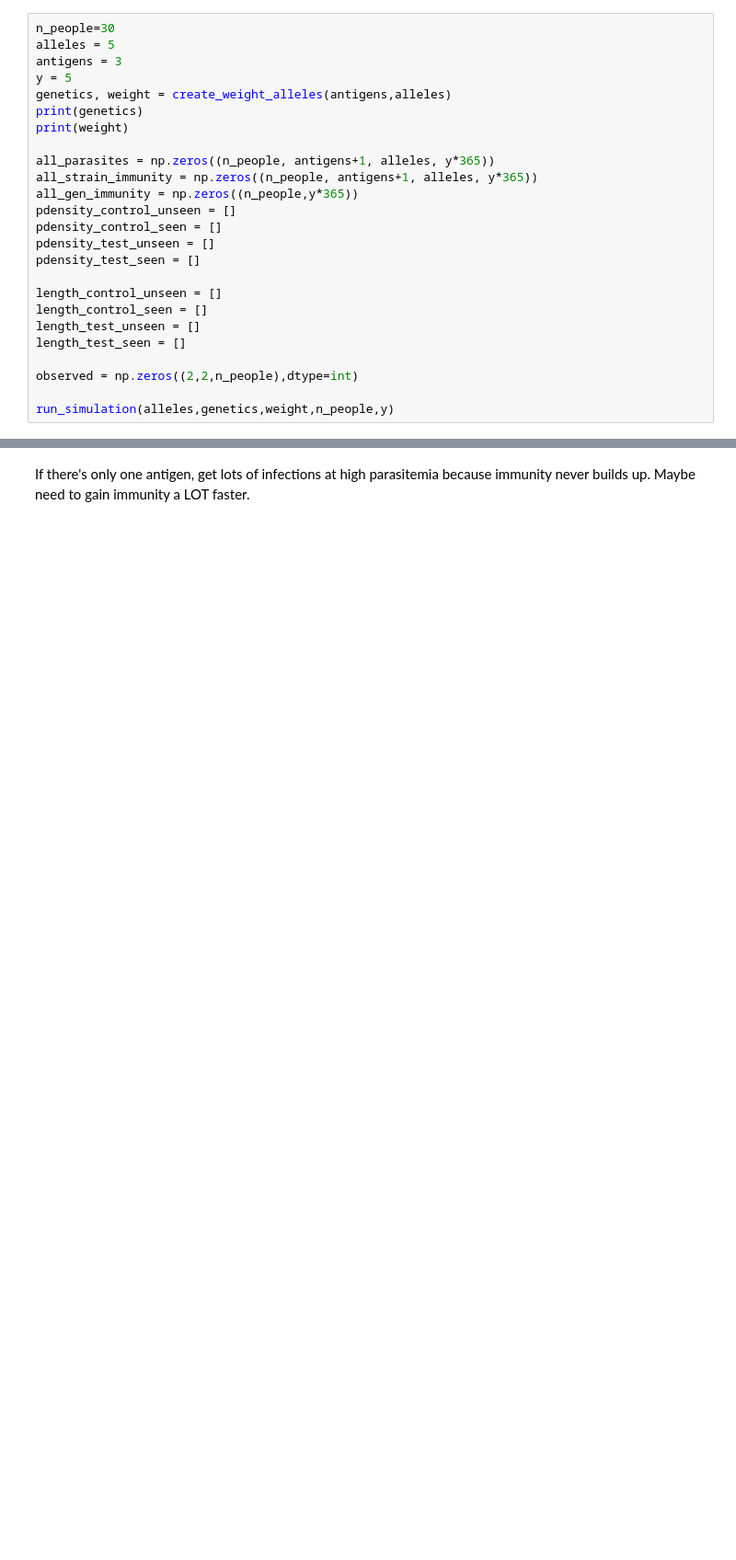
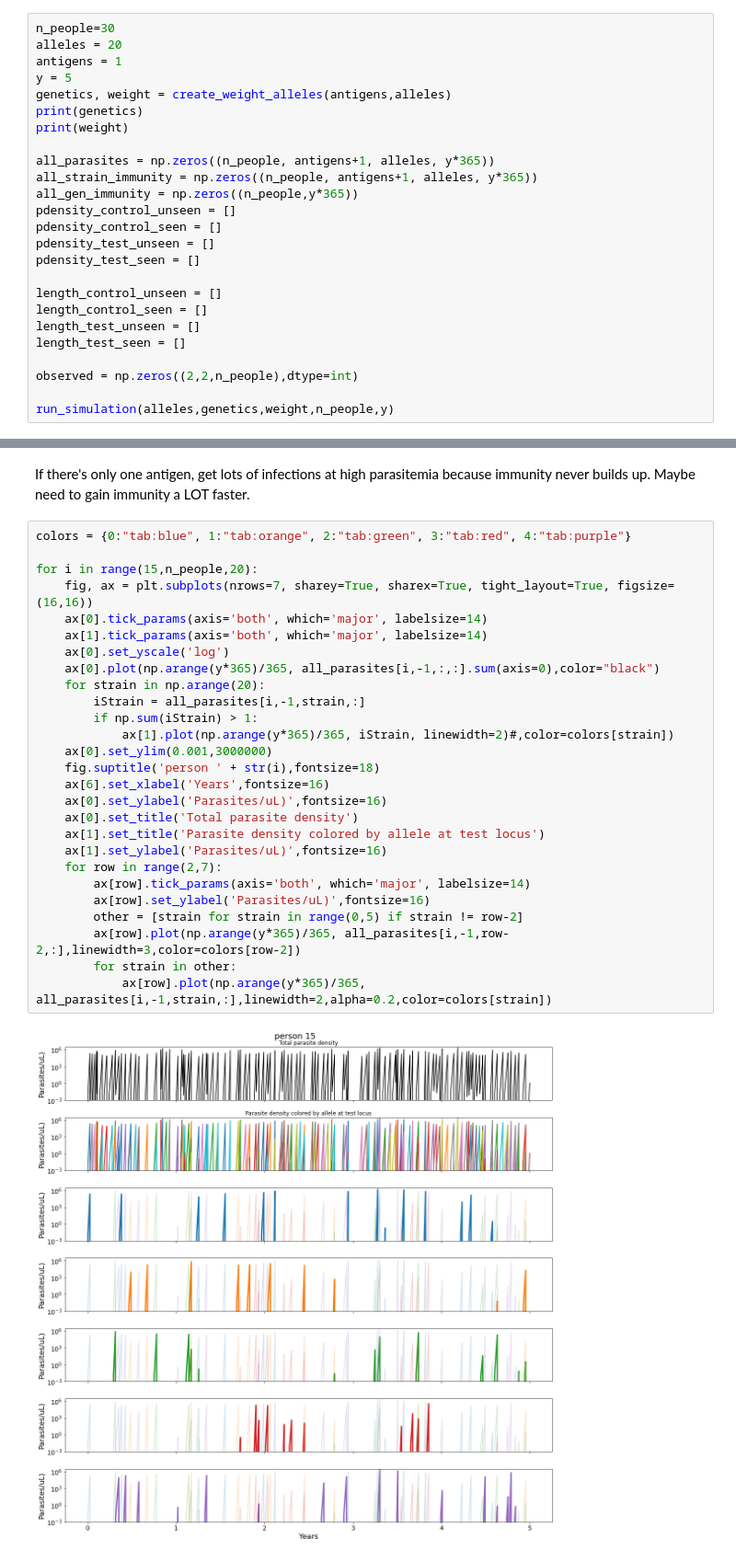
Before and after one commit to blab/pf-longitudinal, a Jupyter notebook: pf-tent/powercalcs.ipynb, the cells around one changed output, grey strips where cells are left out. Shown: that part at 92% size. Drawn from its saved outputs; the diff is of its cells as text; blank space fills up the shorter version.

```diff
--- a/pf-tent/powercalcs.ipynb
+++ b/pf-tent/powercalcs.ipynb
@@ -201,8 +201,8 @@ def run_simulation(alleles,a,w,n_people,y):
         all_gen_immunity[person,:] = ivector
 # %%
 n_people=30
-alleles = 5
-antigens = 3
+alleles = 20
+antigens = 1
 y = 5
 genetics, weight = create_weight_alleles(antigens,alleles)
 print(genetics)
@@ -277,2 +277,31 @@ ax[1,0].get_shared_y_axes().join(ax[1,0], ax[1,1])
 # %% [markdown]
 If there's only one antigen, get lots of infections at high parasitemia because immunity never builds up. Maybe need to gain immunity a LOT faster.
+# %%
+colors = {0:"tab:blue", 1:"tab:orange", 2:"tab:green", 3:"tab:red", 4:"tab:purple"}
+
+for i in range(15,n_people,20):
+    fig, ax = plt.subplots(nrows=7, sharey=True, sharex=True, tight_layout=True, figsize=(16,16))
+    ax[0].tick_params(axis='both', which='major', labelsize=14)
+    ax[1].tick_params(axis='both', which='major', labelsize=14)
+    ax[0].set_yscale('log')
+    ax[0].plot(np.arange(y*365)/365, all_parasites[i,-1,:,:].sum(axis=0),color="black")
+    for strain in np.arange(20):
+        iStrain = all_parasites[i,-1,strain,:]
+        if np.sum(iStrain) > 1:
+            ax[1].plot(np.arange(y*365)/365, iStrain, linewidth=2)#,color=colors[strain])
+    ax[0].set_ylim(0.001,3000000)
+    fig.suptitle('person ' + str(i),fontsize=18)
+    ax[6].set_xlabel('Years',fontsize=16)
+    ax[0].set_ylabel('Parasites/uL)',fontsize=16)
+    ax[0].set_title('Total parasite density')
+    ax[1].set_title('Parasite density colored by allele at test locus')
+    ax[1].set_ylabel('Parasites/uL)',fontsize=16)
+    for row in range(2,7):
+        ax[row].tick_params(axis='both', which='major', labelsize=14)
+        ax[row].set_ylabel('Parasites/uL)',fontsize=16)
+        other = [strain for strain in range(0,5) if strain != row-2]
+        ax[row].plot(np.arange(y*365)/365, all_parasites[i,-1,row-2,:],linewidth=3,color=colors[row-2])
+        for strain in other:
+            ax[row].plot(np.arange(y*365)/365, all_parasites[i,-1,strain,:],linewidth=2,alpha=0.2,color=colors[strain])
+# %% [output]
+[figure, added]
```
Also changed, not shown: parts of 10 cells of this notebook, 1 other file.
